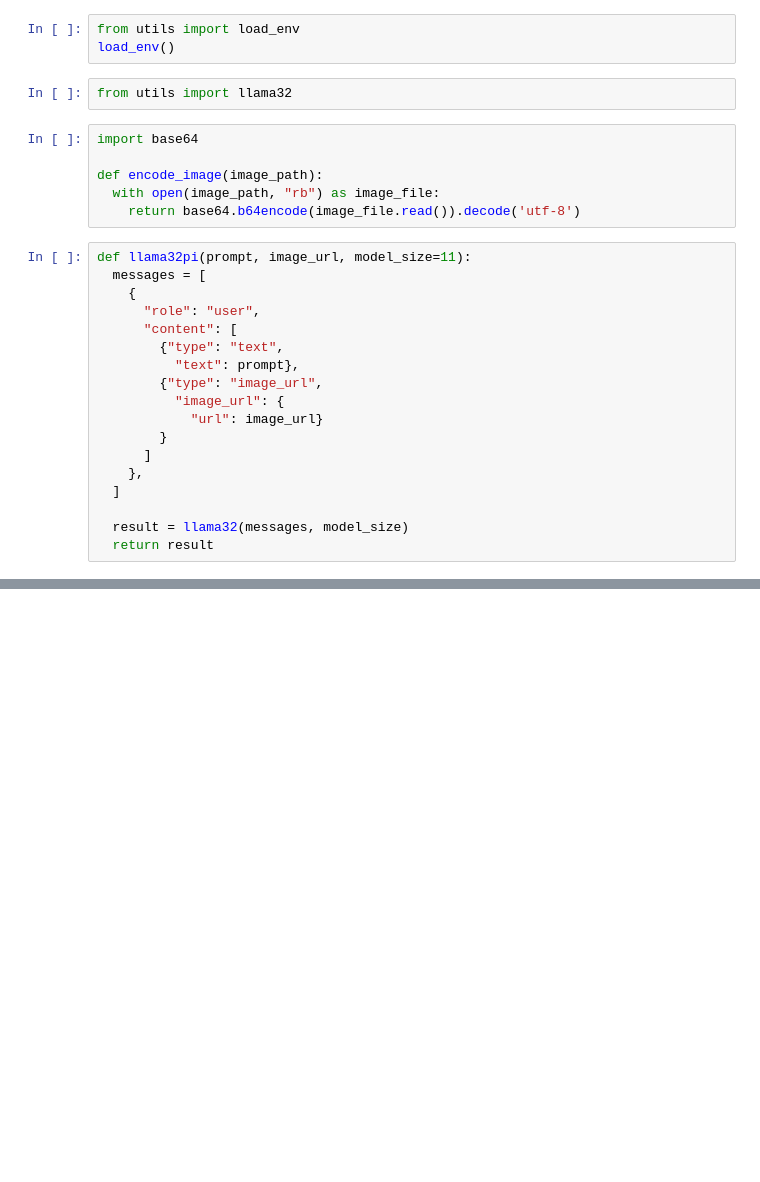
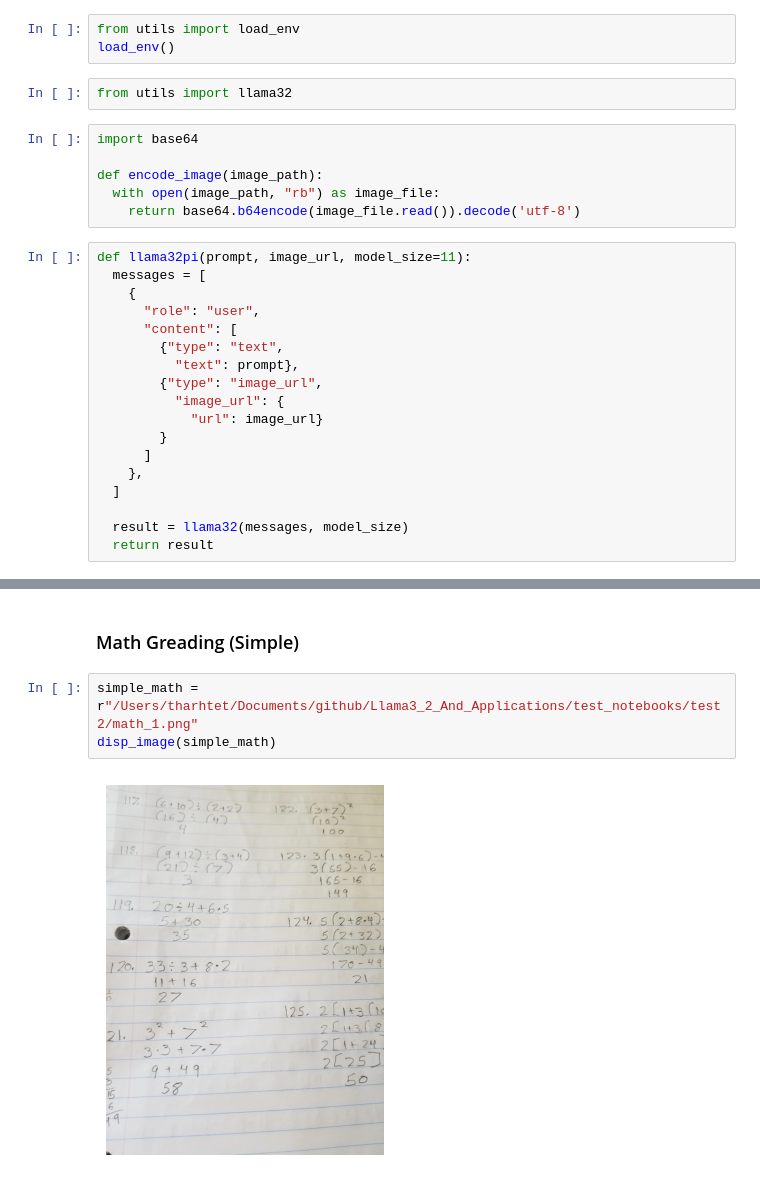
Before and after one commit to tharhtetsan/Llama3_2_And_Applications, a Jupyter notebook: test_notebooks/multimodal_use_case2.ipynb, the cells around one changed output, grey strips where cells are left out. Cells and saved outputs as stored; diff of their text form; blank space fills up the shorter version.

```diff
--- a/test_notebooks/multimodal_use_case2.ipynb
+++ b/test_notebooks/multimodal_use_case2.ipynb
@@ -95,0 +148,7 @@ So, the total charge of all the receipts is 5,892.00 baht.
+# %% [markdown]
+### Math Greading (Simple)
+# %%
+simple_math = r"/Users/tharhtet/Documents/github/Llama3_2_And_Applications/test_notebooks/test2/math_1.png"
+disp_image(simple_math)
+# %% [output]
+[figure, added]
```
Also changed, not shown: parts of 30 cells of this notebook.
